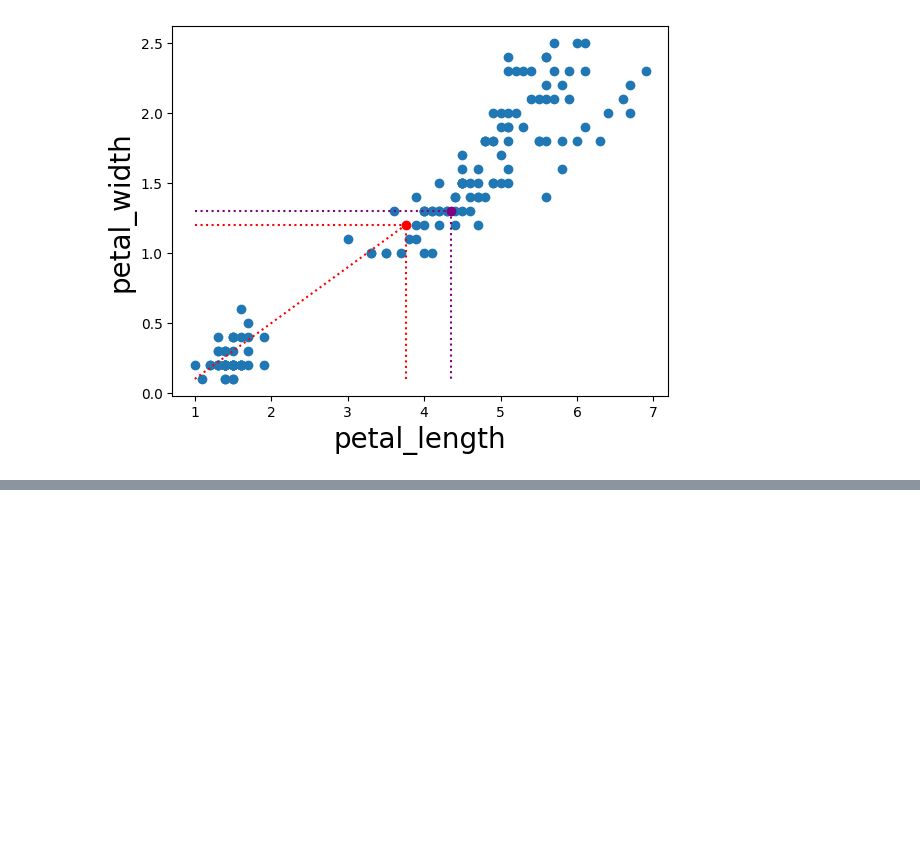
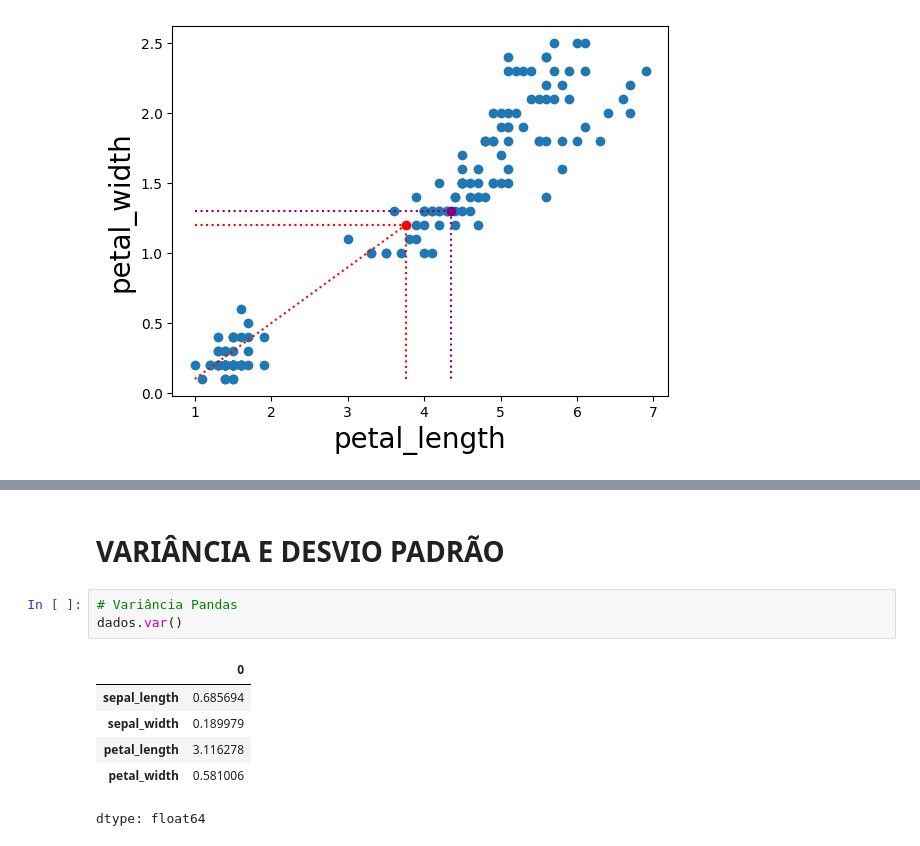
Before and after one commit to kiq-caique/inteligencia_artificial_UFV, a Jupyter notebook: anotacao_estatistica_descritiva.ipynb, the cells around one changed output, grey strips where cells are left out. Saved outputs shown, nothing was run; the diff lists cells and outputs as text; blank space fills up the shorter version.

```diff
--- a/anotacao_estatistica_descritiva.ipynb
+++ b/anotacao_estatistica_descritiva.ipynb
@@ -293,0 +362,12 @@ plt.plot([np.median(x2), np.median(x2)], [np.median(y2), np.min(y2)], linestyle=
+# %% [markdown]
+# VARIÂNCIA E DESVIO PADRÃO
+# %%
+# Variância Pandas
+dados.var()
+# %% [output]
+|  | 0 |
+| sepal_length | 0.685694 |
+| sepal_width | 0.189979 |
+| petal_length | 3.116278 |
+| petal_width | 0.581006 |
+dtype: float64
```
Also changed, not shown: parts of 19 cells of this notebook.
